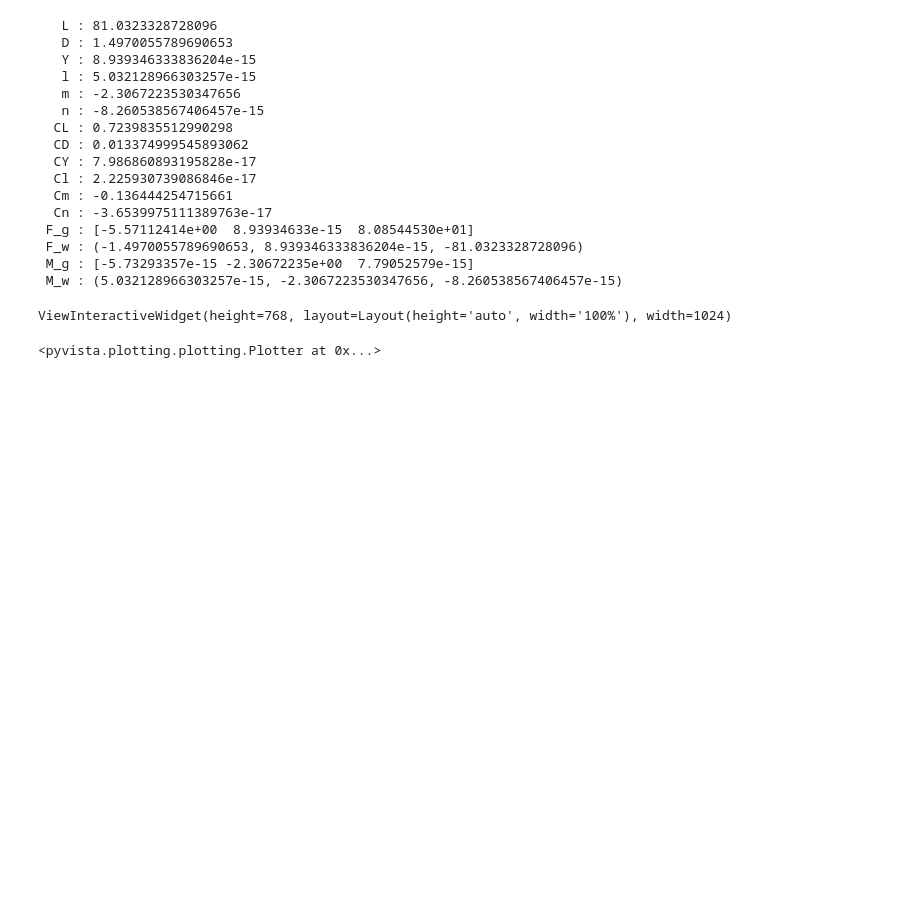
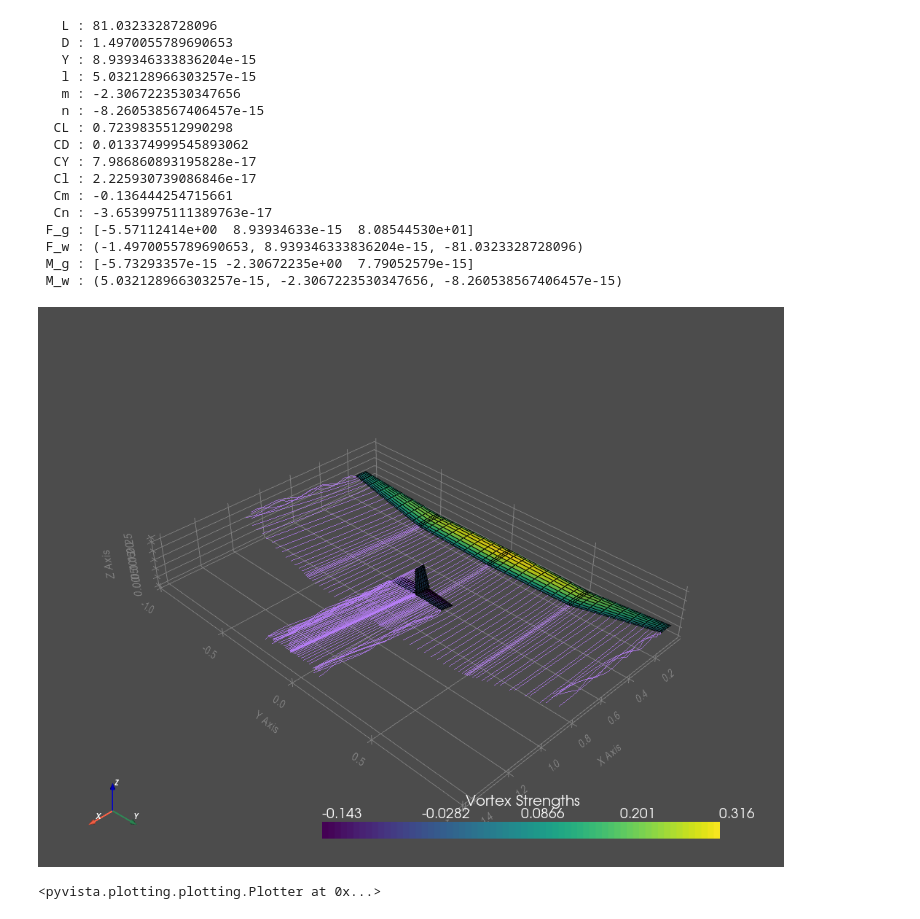
Before and after one commit to peterdsharpe/AeroSandbox, a Jupyter notebook: tutorial/06 - Aerodynamics/01 - AeroSandbox 3D Aerodynamics Tools/01 - Vortex Lattice Method.ipynb, the cells around one changed output. Saved outputs shown, nothing was run; the diff lists cells and outputs as text; code cells hidden in the pictures; blank space fills up the shorter version.

Commit message:
commit visualization

```diff
--- a/tutorial/06 - Aerodynamics/01 - AeroSandbox 3D Aerodynamics Tools/01 - Vortex Lattice Method.ipynb
+++ b/tutorial/06 - Aerodynamics/01 - AeroSandbox 3D Aerodynamics Tools/01 - Vortex Lattice Method.ipynb
@@ -128,7 +128,7 @@ for k, v in aero.items():
 # %%
 # NBVAL_SKIP
 
-vlm.draw(show_kwargs=dict(jupyter_format="static"))
+vlm.draw(show_kwargs=dict(jupyter_backend="static"))
 # %% [output]
+[figure, added]
-ViewInteractiveWidget(height=768, layout=Layout(height='auto', width='100%'), width=1024)
+<pyvista.plotting.plotting.Plotter at 0x...>
-<pyvista.plotting.plotting.Plotter at 0x...>
```
